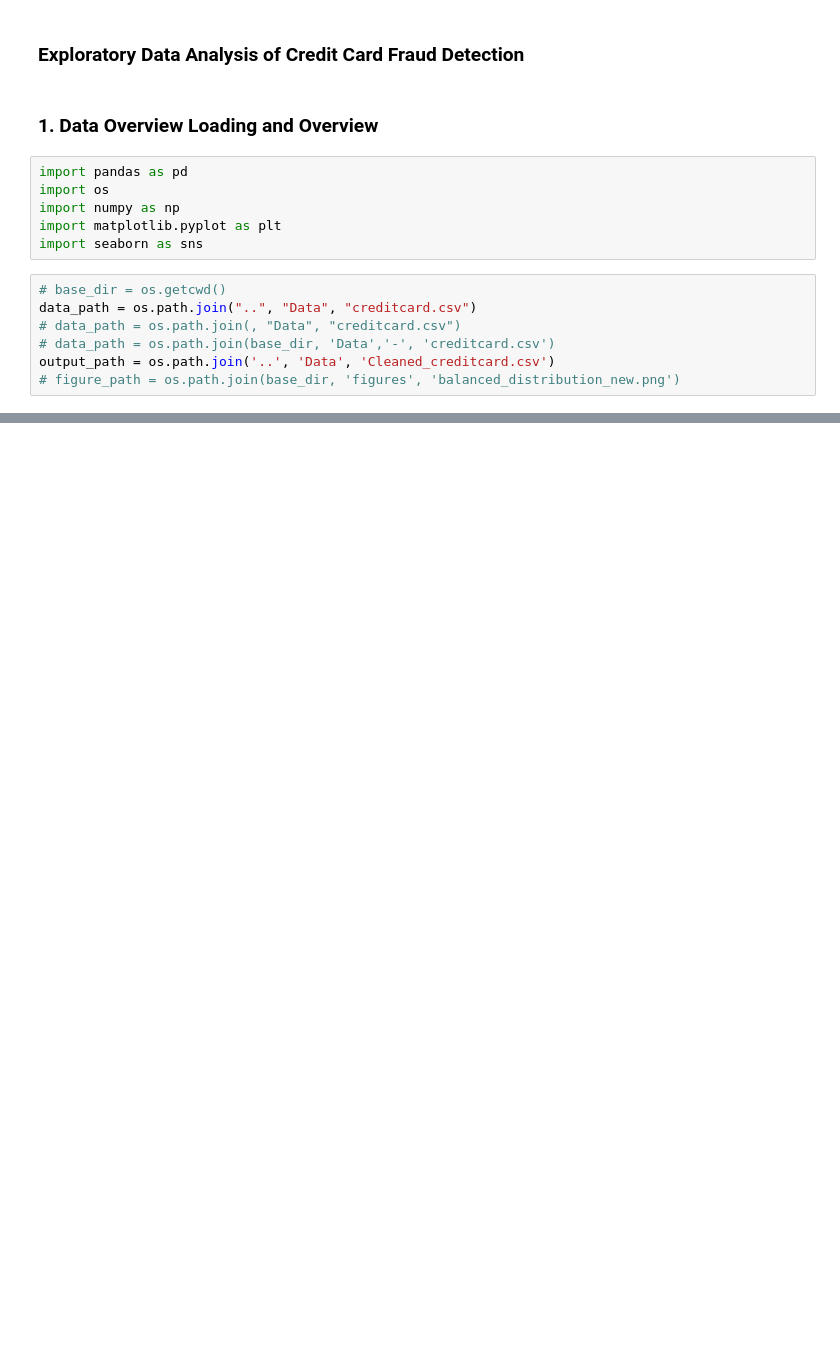
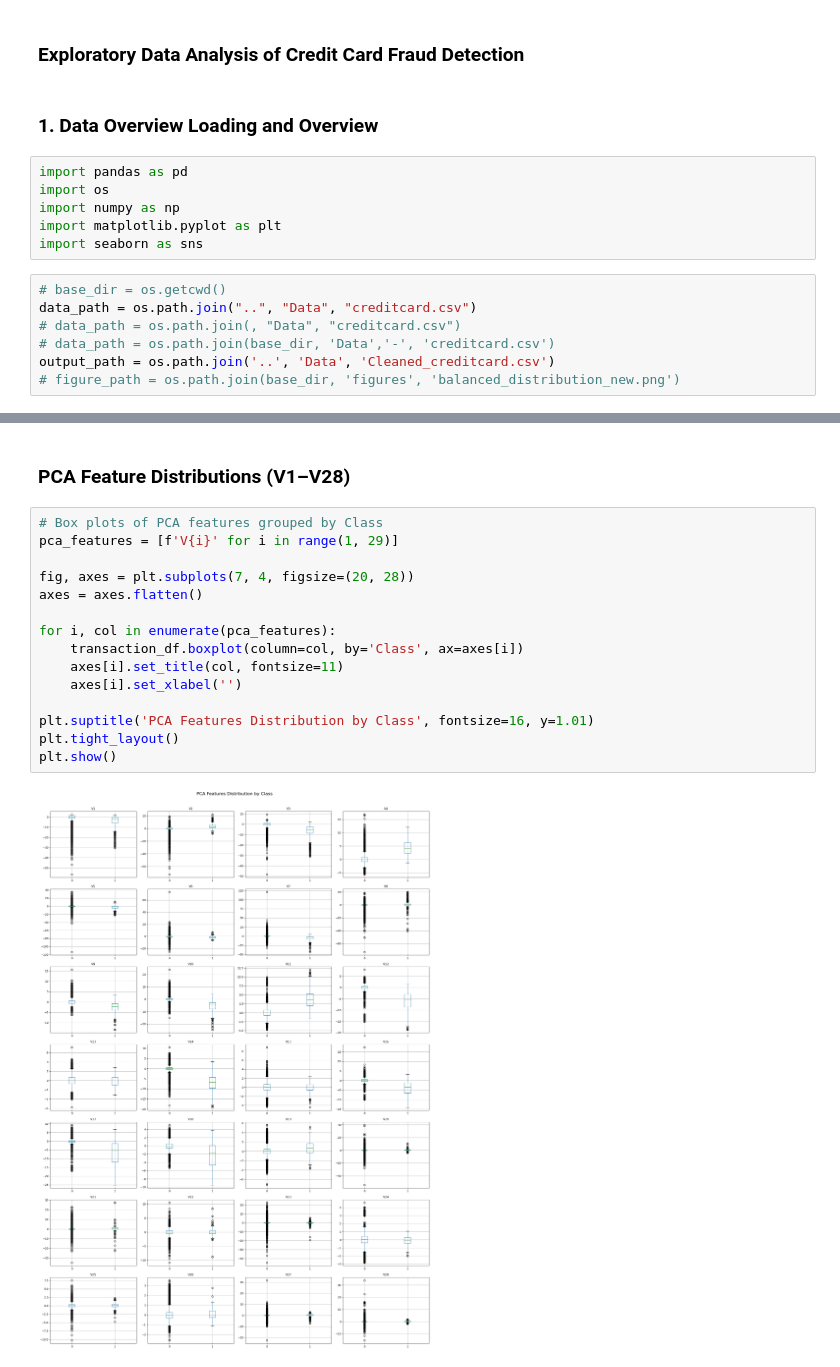
Before and after one commit to toffickm252/Credit_Default_Risk_Prediction, a Jupyter notebook: notebooks/eda.ipynb, the cells around one changed output, grey strips where cells are left out. Saved outputs shown, nothing was run; the diff lists cells and outputs as text; blank space fills up the shorter version.

```diff
--- a/notebooks/eda.ipynb
+++ b/notebooks/eda.ipynb
@@ -47,0 +293,19 @@ c:\Users\Surface\OneDrive\Documentos\GitHub\Credit_Default_Risk_Prediction\noteb
+# %% [markdown]
+### PCA Feature Distributions (V1–V28)
+# %%
+# Box plots of PCA features grouped by Class
+pca_features = [f'V{i}' for i in range(1, 29)]
+
+fig, axes = plt.subplots(7, 4, figsize=(20, 28))
+axes = axes.flatten()
+
+for i, col in enumerate(pca_features):
+    transaction_df.boxplot(column=col, by='Class', ax=axes[i])
+    axes[i].set_title(col, fontsize=11)
+    axes[i].set_xlabel('')
+
+plt.suptitle('PCA Features Distribution by Class', fontsize=16, y=1.01)
+plt.tight_layout()
+plt.show()
+# %% [output]
+[figure, added]
```
Also changed, not shown: parts of 29 cells of this notebook, 2 other files.
